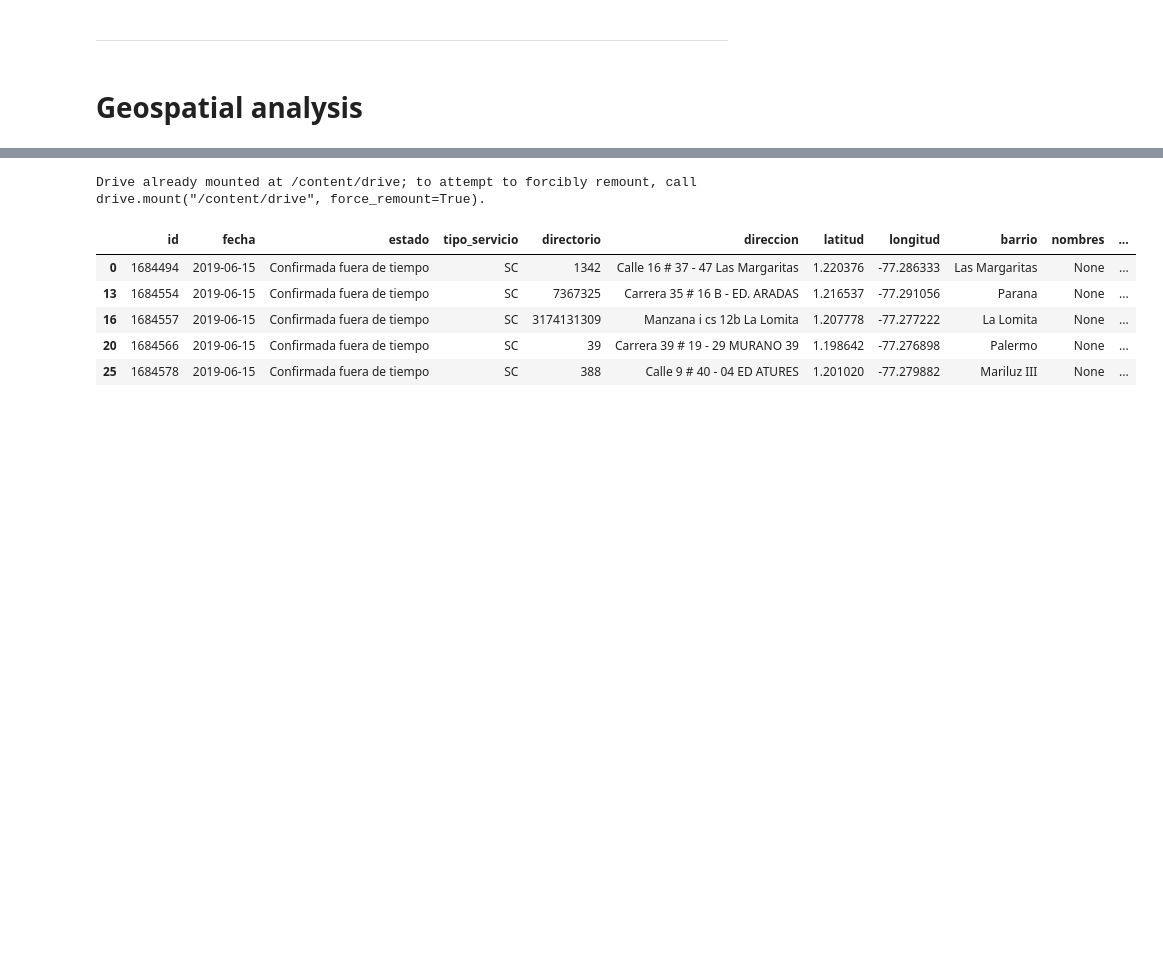
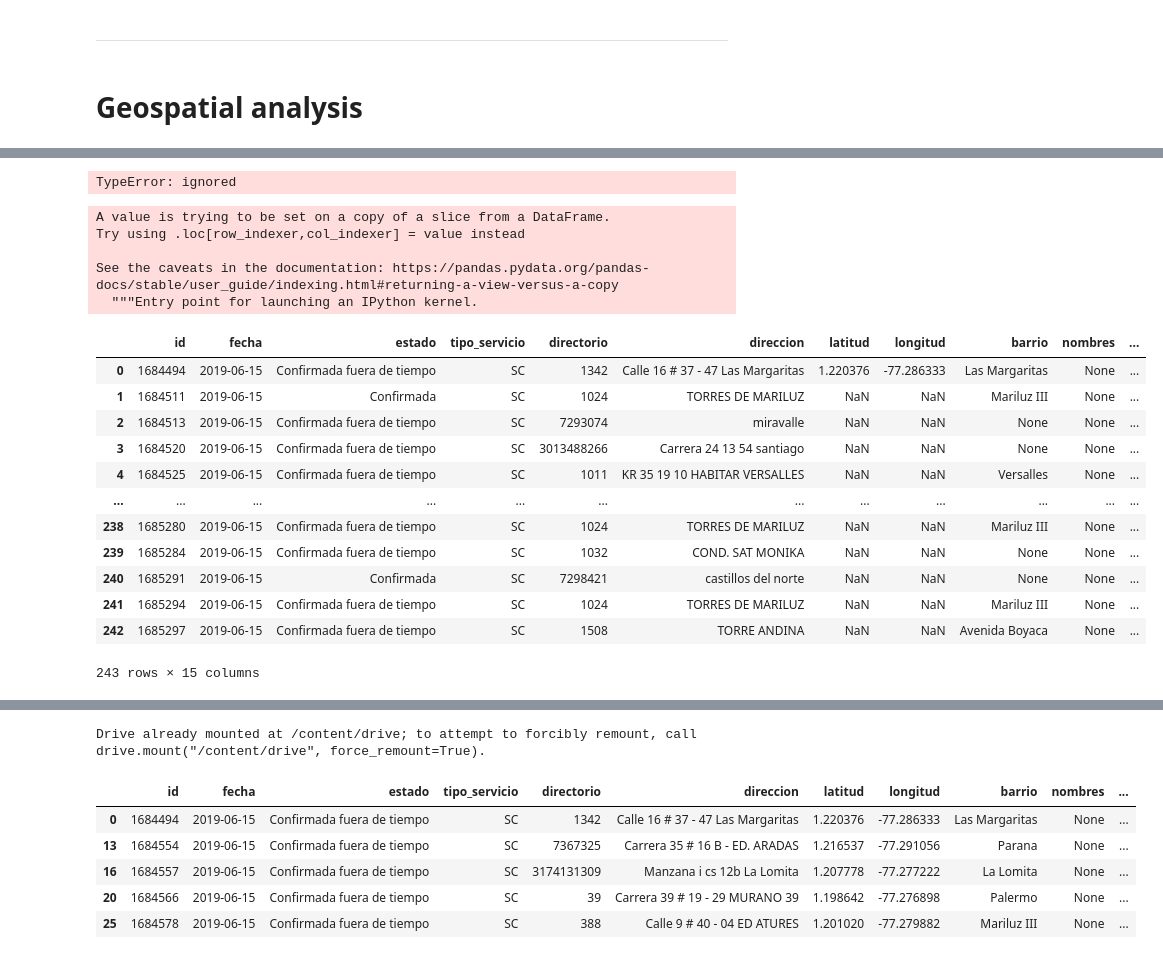
Before and after one commit to jjpizarro/datascience, a Jupyter notebook: EDA-project-ds4a.ipynb, the cells around one changed output, grey strips where cells are left out. Saved outputs shown, nothing was run; the diff lists cells and outputs as text; code cells hidden in the pictures; blank space fills up the shorter version.

Commit message:
se agrega geocoder de arcgis y se realizan pruebas sobre los datos

```diff
--- a/EDA-project-ds4a.ipynb
+++ b/EDA-project-ds4a.ipynb
@@ -421,0 +471,34 @@ Distribution of genero data
+# %%
+def taxis_gecoder(addr):
+  address = "{},Pasto,Nariño,Colombia".format(addr)
+  g = geocoder.arcgis(address)
+  return g.latlng
+
+for i in range(1,100):
+    latlon =  taxis_gecoder(df_taxisrcp.loc[i,'direccion'])
+    df_taxisrcp.loc[i,'lat'] = latlon[0]
+    df_taxisrcp.loc[i,'lon'] = latlon[1]
+# %% [output]
+TypeError: ignored
+# %%
+sub_df['coord']= sub_df.apply(lambda row:taxis_gecoder(row['direccion']),axis=1)
+sub_df
+# %% [output]
+A value is trying to be set on a copy of a slice from a DataFrame.
+Try using .loc[row_indexer,col_indexer] = value instead
+
+See the caveats in the documentation: https://pandas.pydata.org/pandas-docs/stable/user_guide/indexing.html#returning-a-view-versus-a-copy
+  """Entry point for launching an IPython kernel.
+|  | id | fecha | estado | tipo_servicio | directorio | direccion | latitud | longitud | barrio | nombres | ... |
+| 0 | 1684494 | 2019-06-15 | Confirmada fuera de tiempo | SC | 1342 | Calle 16 # 37 - 47 Las Margaritas | 1.220376 | -77.286333 | Las Margaritas | None | ... |
+| 1 | 1684511 | 2019-06-15 | Confirmada | SC | 1024 | TORRES DE MARILUZ | NaN | NaN | Mariluz III | None | ... |
+| 2 | 1684513 | 2019-06-15 | Confirmada fuera de tiempo | SC | 7293074 | miravalle | NaN | NaN | None | None | ... |
+| 3 | 1684520 | 2019-06-15 | Confirmada fuera de tiempo | SC | 3013488266 | Carrera 24 13 54 santiago | NaN | NaN | None | None | ... |
+| 4 | 1684525 | 2019-06-15 | Confirmada fuera de tiempo | SC | 1011 | KR 35 19 10 HABITAR VERSALLES | NaN | NaN | Versalles | None | ... |
+| ... | ... | ... | ... | ... | ... | ... | ... | ... | ... | ... | ... |
+| 238 | 1685280 | 2019-06-15 | Confirmada fuera de tiempo | SC | 1024 | TORRES DE MARILUZ | NaN | NaN | Mariluz III | None | ... |
+| 239 | 1685284 | 2019-06-15 | Confirmada fuera de tiempo | SC | 1032 | COND. SAT MONIKA | NaN | NaN | None | None | ... |
+| 240 | 1685291 | 2019-06-15 | Confirmada | SC | 7298421 | castillos del norte | NaN | NaN | None | None | ... |
+| 241 | 1685294 | 2019-06-15 | Confirmada fuera de tiempo | SC | 1024 | TORRES DE MARILUZ | NaN | NaN | Mariluz III | None | ... |
+| 242 | 1685297 | 2019-06-15 | Confirmada fuera de tiempo | SC | 1508 | TORRE ANDINA | NaN | NaN | Avenida Boyaca | None | ... |
+243 rows × 15 columns
```
Also changed, not shown: parts of 12 cells of this notebook.
